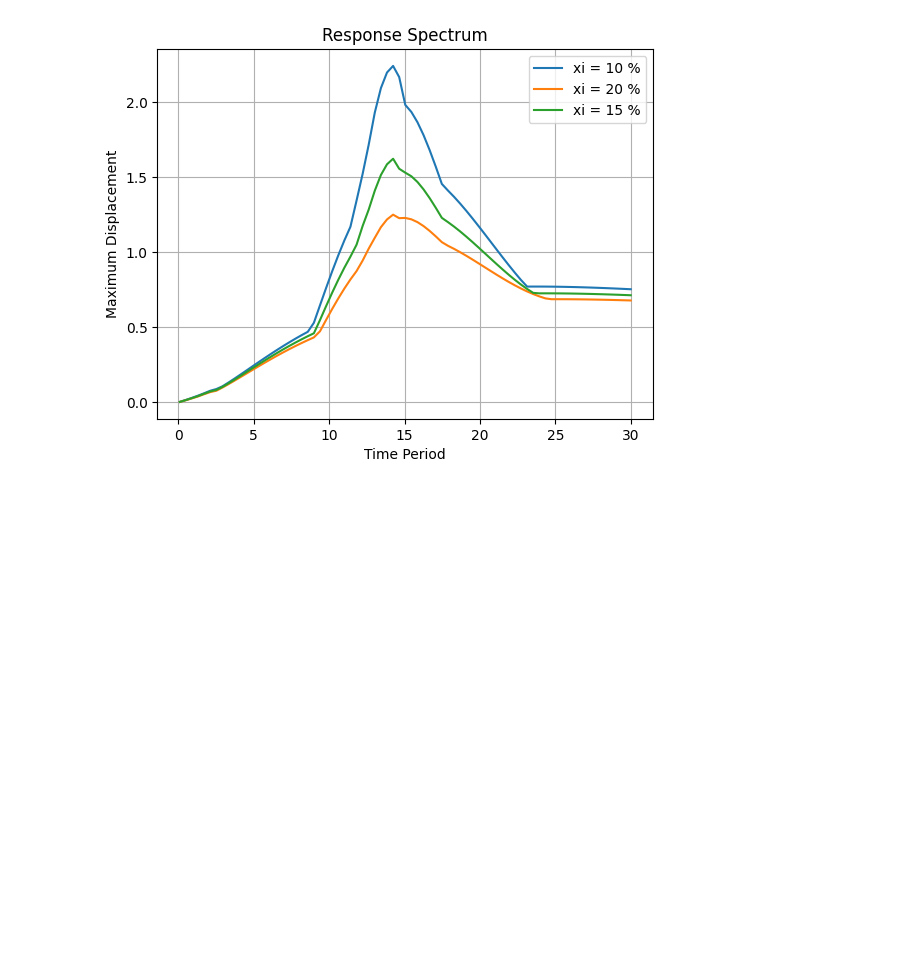
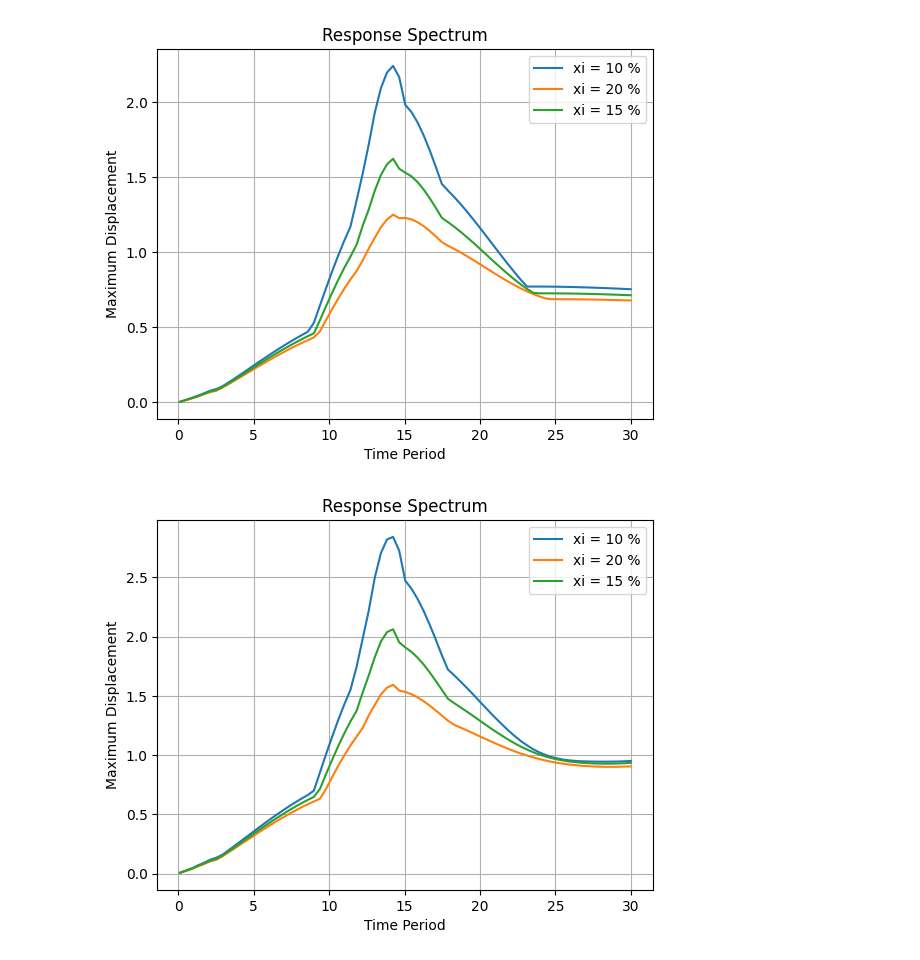
Before and after one commit to ravi-0309/Dynamic-Response, a Jupyter notebook: Response_Spectrum.ipynb, the cells around one changed output. Cells and saved outputs as stored; diff of their text form; code cells hidden in the pictures; blank space fills up the shorter version.

```diff
--- a/Response_Spectrum.ipynb
+++ b/Response_Spectrum.ipynb
@@ -82,3 +82,88 @@ plt.grid(True)
 plt.show()
 # %% [output]
 [figure]
+# %%
+# RESPONSE SPECTRUM
+
+import numpy as np
+import matplotlib.pyplot as plt
+from numpy.linalg import inv
+
+def max_displacement(T, xi):
+  # Input Parameters
+  m = 5.0
+  k = 1.0
+  c = xi * 2 * np.sqrt(m*k)
+
+  # Time Values
+  dt = 0.01
+  time = np.arange(0, 50, dt)
+
+  # Matrices and Arrays
+  A = np.array([[m, 0], [0, 1]])
+  A_inv = inv(A)
+  B = np.array([[c, k], [-1, 0]])
+
+  # Empty Arrays
+  positions = []
+  velocities = []
+
+  # Forcing Function
+  F_0 = 0.5
+  def F(t):
+    if (t // (T/2.0)) % 2 == 0:
+      return np.array([F_0, 0])
+    else:
+      return np.array([-F_0, 0])
+
+  # Initial Conditions
+  x_i = 0.0
+  x_i_d = 0.0
+
+  force = []
+  for t in time:
+    f = F(t)[0]
+    force.append(f)
+
+  # Slope Function
+  def G(y, t):
+    return A_inv.dot(F(t) - B.dot(y))
+
+  # RK4 Function
+  def RK4(y, t):
+    k1 = G(y, t)
+    k2 = G(y + k1*(dt/2.0), t + (dt/2.0))
+    k3 = G(y + k2*(dt/2.0), t + (dt/2.0))
+    k4 = G(y + k3*dt, t + dt)
+    return dt*(k1 + 2*k2 + 2*k3 + k4)/6.0
+
+  y_i = np.array([x_i_d, x_i])
+  for t in time:
+    positions.append(y_i[1])
+    velocities.append(y_i[0])
+    y_i = y_i + RK4(y_i, t)
+
+  max_displacement = max(positions)
+  return max_displacement
+
+max_disp_xi_0_1 = []
+max_disp_xi_0_2 = []
+max_disp_xi_0_15 = []
+Time_Periods = np.linspace(0.1, 30, 75)
+
+for T in Time_Periods:
+  max_disp_xi_0_1.append(max_displacement(T, 0.1))
+  max_disp_xi_0_2.append(max_displacement(T, 0.2))
+  max_disp_xi_0_15.append(max_displacement(T, 0.15))
+
+plt.plot(Time_Periods, max_disp_xi_0_1, label = 'xi = 10 %')
+plt.plot(Time_Periods, max_disp_xi_0_2, label = 'xi = 20 %')
+plt.plot(Time_Periods, max_disp_xi_0_15, label = 'xi = 15 %')
+plt.xlabel('Time Period')
+plt.ylabel('Maximum Displacement')
+plt.title('Response Spectrum')
+plt.legend()
+plt.grid(True)
+plt.show()
+# %% [output]
+[figure, added]
```
